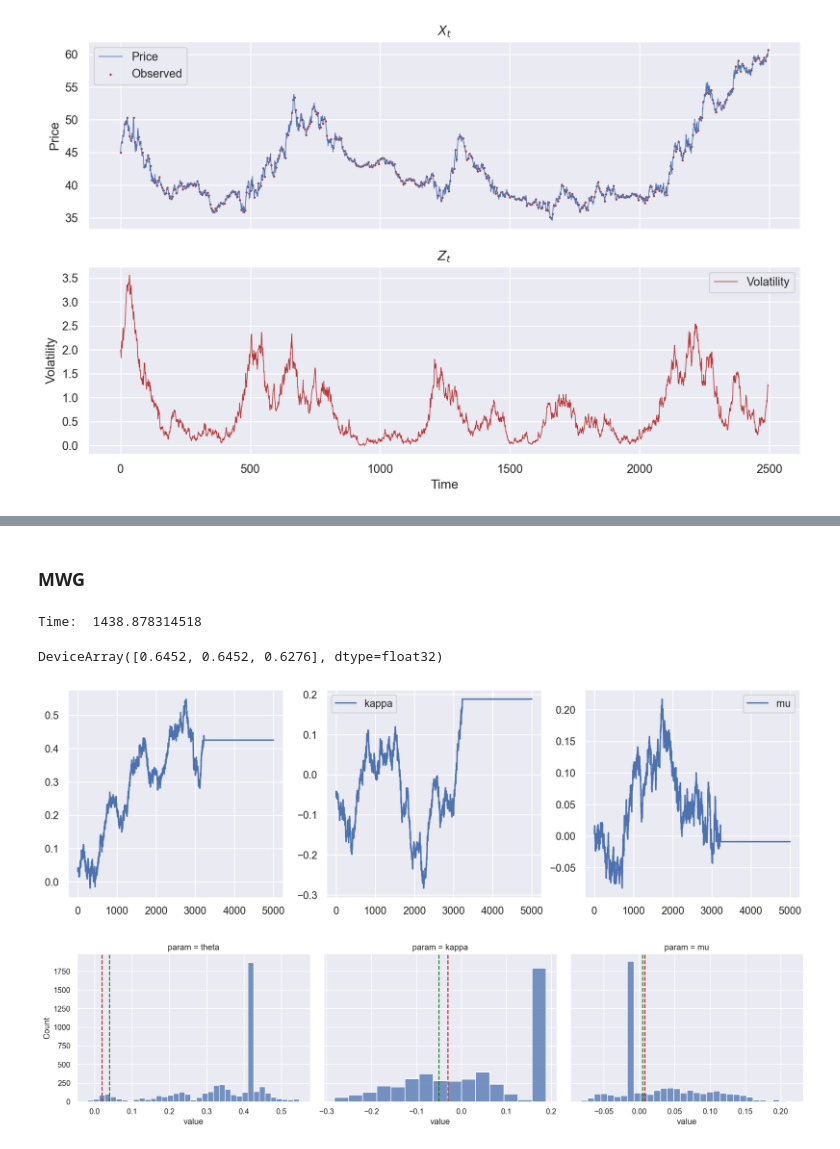
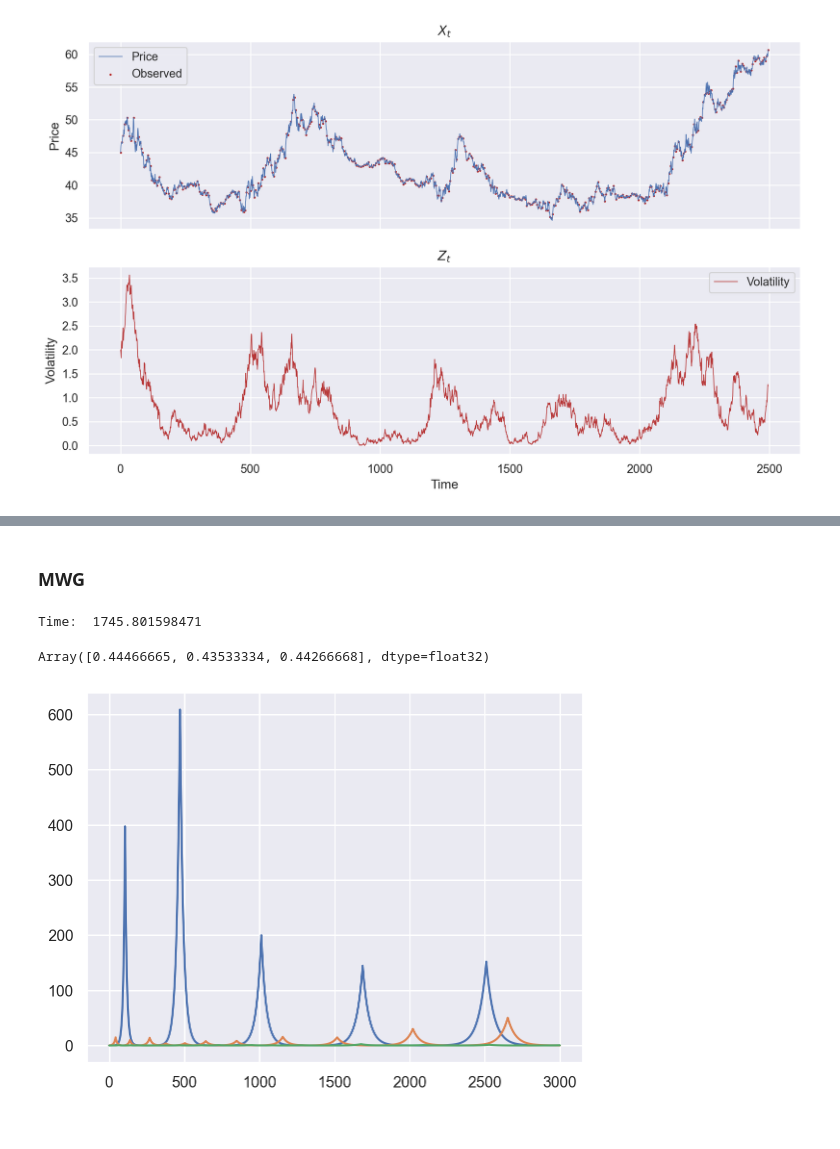
Before and after one commit to jramkiss/sv-stability-tests, a Jupyter notebook: StochVol Model.ipynb, the cells around one changed output, grey strips where cells are left out. Cells and saved outputs as stored; diff of their text form; code cells hidden in the pictures.

```diff
--- a/StochVol Model.ipynb
+++ b/StochVol Model.ipynb
@@ -552,7 +388,8 @@ plt.show();
-# %% [markdown]
-### MWG
+# %% [markdown]
+### MWG
 # %%
-def particle_gibbs(key, model, n_iter, theta_init, x_state_init, n_particles, rw_sd):
+def particle_gibbs(key, model, n_iter, theta_init, x_state_init, n_particles, rw_sd,
+                   logprior, adapt_max=0.0, adapt_rate=0.1):
     """
     Sample from the joint posterior distribution of parameters and latent states using a Particle Gibbs sampler.
 
@@ -563,6 +400,7 @@ def particle_gibbs(key, model, n_iter, theta_init, x_state_init, n_particles, rw
         x_state_init: JAX PyTree of initial state variables.
         n_particles: Number of particles for the particle filter.
         rw_sd: Vector of `n_params` initial standard deviations for the adaptive MWG proposal.
+        logprior: function accepting theta and returning log(prior density)
 
     Returns:
         A dictionary with elements
@@ -573,7 +411,7 @@ def particle_gibbs(key, model, n_iter, theta_init, x_state_init, n_particles, rw
     """
     # initialize the sampler
     n_params = theta_init.size
-    amwg = mcmc.AdaptiveMWG(adapt_max=0.0, adapt_rate=.1)
+    amwg = mcmc.AdaptiveMWG(adapt_max=adapt_max, adapt_rate=adapt_rate)
     # initial state of MWG sampler
     initial_state = {
         "theta": theta_init,
@@ -605,16 +443,19 @@ def particle_gibbs(key, model, n_iter, theta_init, x_state_init, n_particles, rw
         )
 
         # parameter update
+        @jax.jit
         def logpost(theta):
             """
             Log-posterior of the conditional parameter distribution.
             """
+            log_prior = logprior(theta)
             return pf.loglik_full(
                 model=model,
                 theta=theta,
                 x_state=x_state,
                 y_meas=y_meas
-            )
+            ) + log_prior
+
         theta_state, accept = amwg.step(
             key=keys[2],
             position=theta,
@@ -643,7 +484,8 @@ def particle_gibbs(key, model, n_iter, theta_init, x_state_init, n_particles, rw
         }
         stack_state = {
             "theta": theta,
-            "x_state": x_state
+            "x_state": x_state,
+            "adapt_pars": adapt_pars
         }
         return new_state, stack_state
 
@@ -652,14 +494,25 @@ def particle_gibbs(key, model, n_iter, theta_init, x_state_init, n_particles, rw
     # calculate acceptance rate
     out["accept_rate"] = (1.0 * state["adapt_pars"]["n_accept"]) / n_iter
     return out
+# %%
+def sv_logprior (theta):
+    """
+    Prior for theta
+
+    \theta ~ TruncatedNormal(0, 5)
+    \kappa ~ TruncatedNormal(-5, 0)
+    \mu ~ flat prior
+    """
+    kappa_prior = jax.scipy.stats.truncnorm.logpdf(theta[1], -5, 0, loc=0)
+    theta_prior = jax.scipy.stats.truncnorm.logpdf(theta[0], 0, 5, loc=0)
+    return kappa_prior + theta_prior
 # %%
 start = time.perf_counter()
-n_particles = 500
-rw_sd = 0.005 * jnp.ones(3)
-n_iter = 5_000
+n_particles = 1_000
+n_iter = 3_000
 
-# theta_init = jnp.array([0.02, -0.03, 0.008])
-theta_init = jnp.array([0.04, -0.05, 0.005])
+theta_init = jnp.array([0.1, -2., 0.05])
+rw_sd = jnp.abs(theta_init)/10 #jnp.ones(3) * 0.01
 
 key, subkey = jax.random.split(key)
 pg_out = particle_gibbs(
@@ -669,12 +522,19 @@ pg_out = particle_gibbs(
     theta_init=theta_init,
     x_state_init=x_state,
     n_particles=n_particles,
-    rw_sd=rw_sd
+    rw_sd=rw_sd,
+    adapt_max = 0.1,  #max adaptation size (log scale)
+    adapt_rate=0.5,
+    logprior = sv_logprior
 )
 
 print("Time: ", time.perf_counter() - start)
 pg_out["accept_rate"] # should be close to 0.44
 # %% [output]
-Time:  1438.878314518
+Time:  1745.801598471
-DeviceArray([0.6452, 0.6452, 0.6276], dtype=float32)
+Array([0.44466665, 0.43533334, 0.44266668], dtype=float32)
+# %%
+plt.plot(pg_out["adapt_pars"]["rw_sd"]);
+# %% [output]
+[figure, added]
 # %%
@@ -688,16 +561,0 @@ plot_posteriors = pd.melt(posteriors, var_name = "param")
-# %%
-fig, ax = plt.subplots(nrows=1, ncols=3, figsize=(14, 4), sharex = True)
-sns.lineplot(pg_out["theta"][:, 0], ax = ax[0], label="_theta")
-sns.lineplot(pg_out["theta"][:, 1], ax = ax[1], label="kappa")
-sns.lineplot(pg_out["theta"][:, 2], ax = ax[2], label="mu");
-# %% [output]
-[figure, removed]
-# %%
-g = sns.FacetGrid(plot_posteriors,
-                  sharex=False, sharey=1,
-                  col="param", height=4, aspect=1.3, col_wrap=3)
-g.map(sns.histplot, "value")
-[g.axes[i].axvline(x=theta[i], color = "firebrick", ls='--') for i in range(len(theta))];
-[g.axes[i].axvline(x=theta_init[i], color = "green", ls='--') for i in range(len(theta))];
-# %% [output]
-[figure, removed]
```
Also changed, not shown: parts of 17 cells of this notebook, 5 other files.
